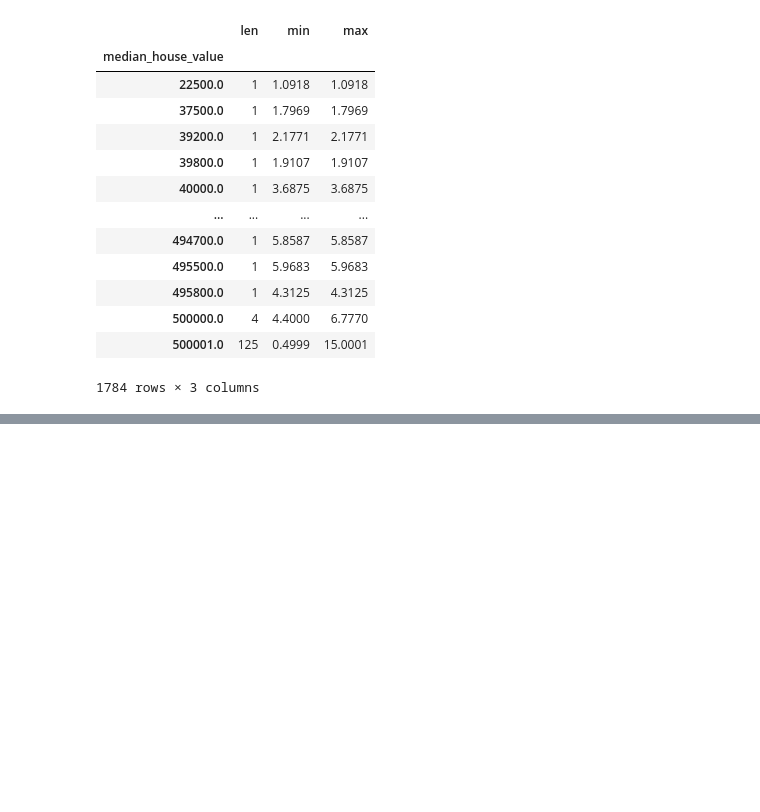
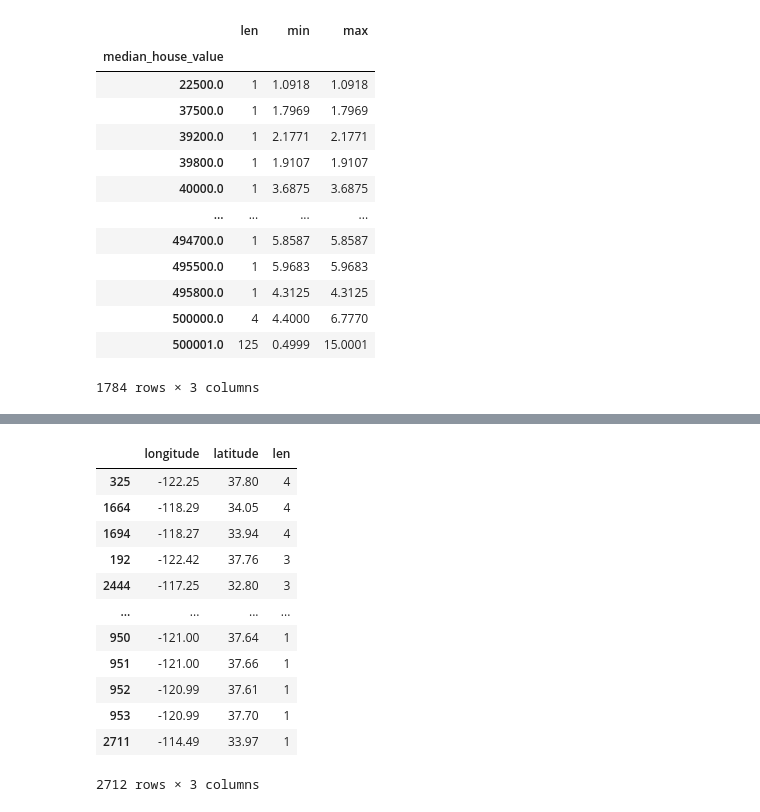
Before and after one commit to helloitsdaksh/Pandas_A-Z_cheatsheet, a Jupyter notebook: Pandas_Cheatsheet.ipynb, the cells around one changed output, grey strips where cells are left out. Drawn from its saved outputs; the diff is of its cells as text; code cells hidden in the pictures; blank space fills up the shorter version.

```diff
--- a/Pandas_Cheatsheet.ipynb
+++ b/Pandas_Cheatsheet.ipynb
@@ -583,0 +678,16 @@ df.groupby(['median_house_value']).median_income.agg([len, min, max])
+# %%
+df3.sort_values(by='len',ascending = False)
+# %% [output]
+|  | longitude | latitude | len |
+| 325 | -122.25 | 37.80 | 4 |
+| 1664 | -118.29 | 34.05 | 4 |
+| 1694 | -118.27 | 33.94 | 4 |
+| 192 | -122.42 | 37.76 | 3 |
+| 2444 | -117.25 | 32.80 | 3 |
+| ... | ... | ... | ... |
+| 950 | -121.00 | 37.64 | 1 |
+| 951 | -121.00 | 37.66 | 1 |
+| 952 | -120.99 | 37.61 | 1 |
+| 953 | -120.99 | 37.70 | 1 |
+| 2711 | -114.49 | 33.97 | 1 |
+2712 rows × 3 columns
```
Also changed, not shown: parts of 12 cells of this notebook.
